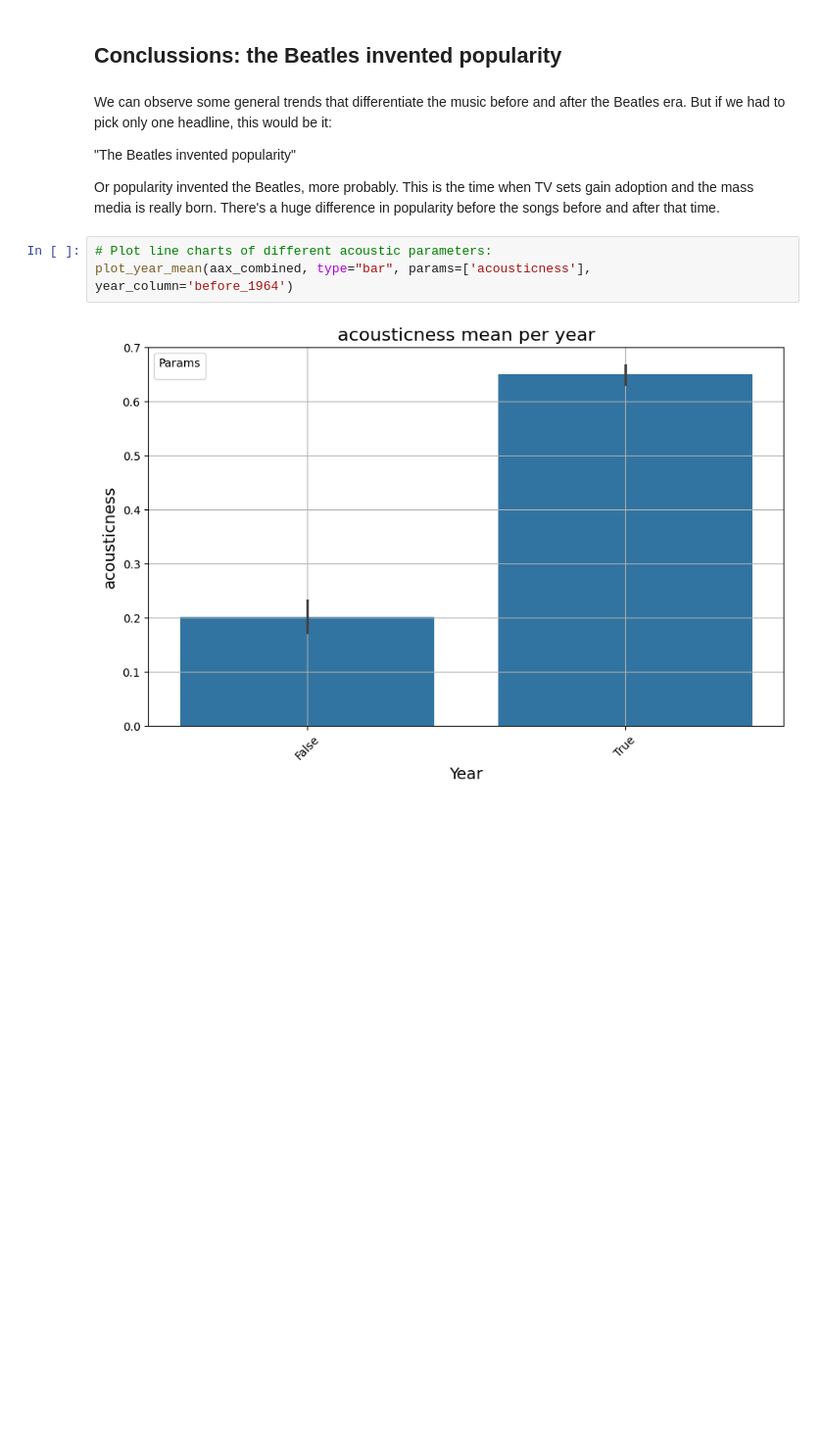
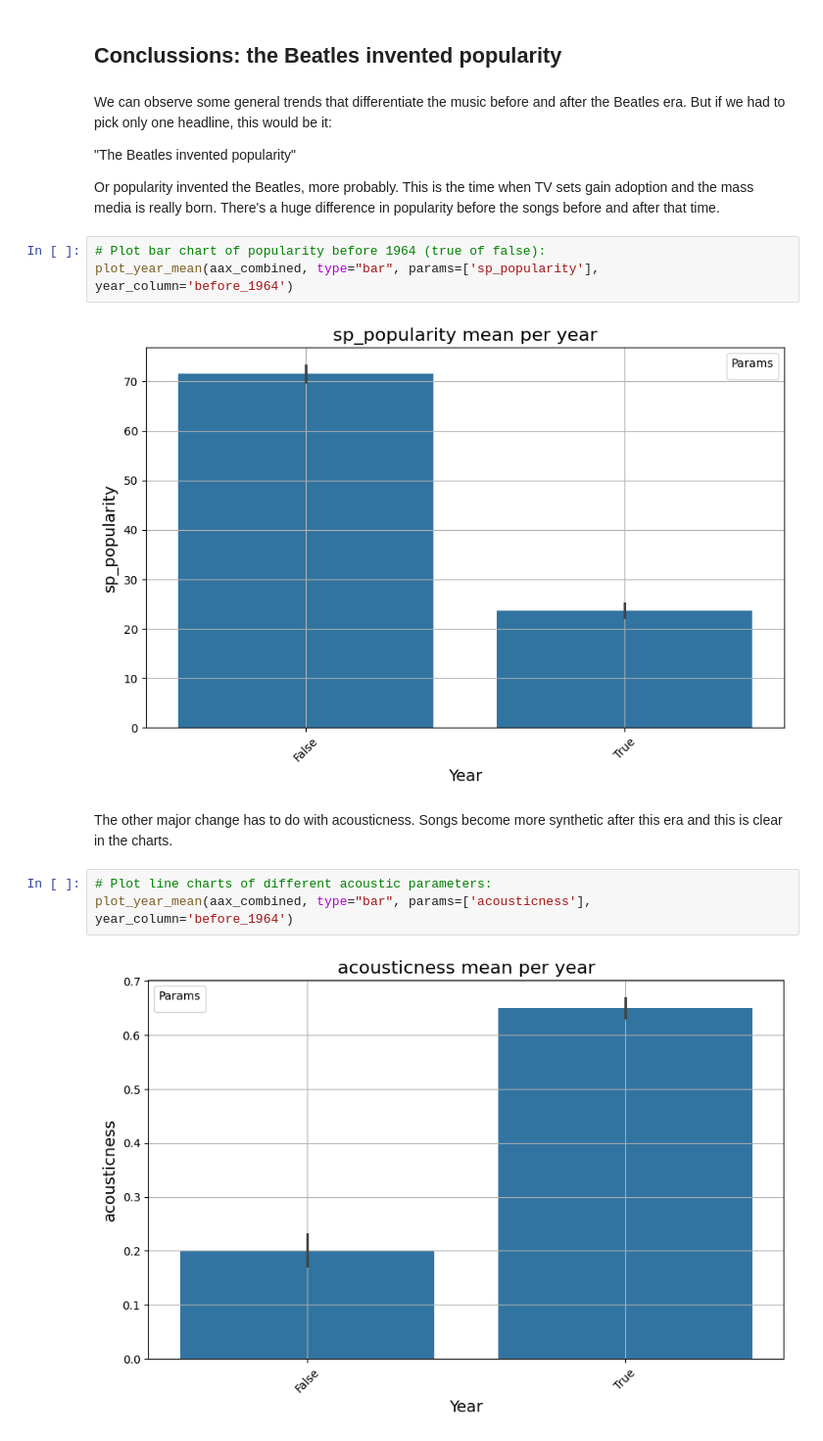
Before and after one commit to cristinaramirezdiaz/ironhack-w3-popatoms, a Jupyter notebook: main.ipynb, the cells around one changed output. Shown at 98% size. Saved outputs shown, nothing was run; the diff lists cells and outputs as text; blank space fills up the shorter version.

```diff
--- a/main.ipynb
+++ b/main.ipynb
@@ -235,6 +235,13 @@ We can observe some general trends that differentiate the music before and after
 
 Or popularity invented the Beatles, more probably. This is the time when TV sets gain adoption and the mass media is really born.
 There's a huge difference in popularity before the songs before and after that time.
+# %%
+# Plot bar chart of popularity before 1964 (true of false):
+plot_year_mean(aax_combined, type="bar", params=['sp_popularity'], year_column='before_1964')
+# %% [output]
+[figure, added]
+# %% [markdown]
+The other major change has to do with acousticness. Songs become more synthetic after this era and this is clear in the charts.
 # %%
 # Plot line charts of different acoustic parameters:
 plot_year_mean(aax_combined, type="bar", params=['acousticness'], year_column='before_1964')
```
